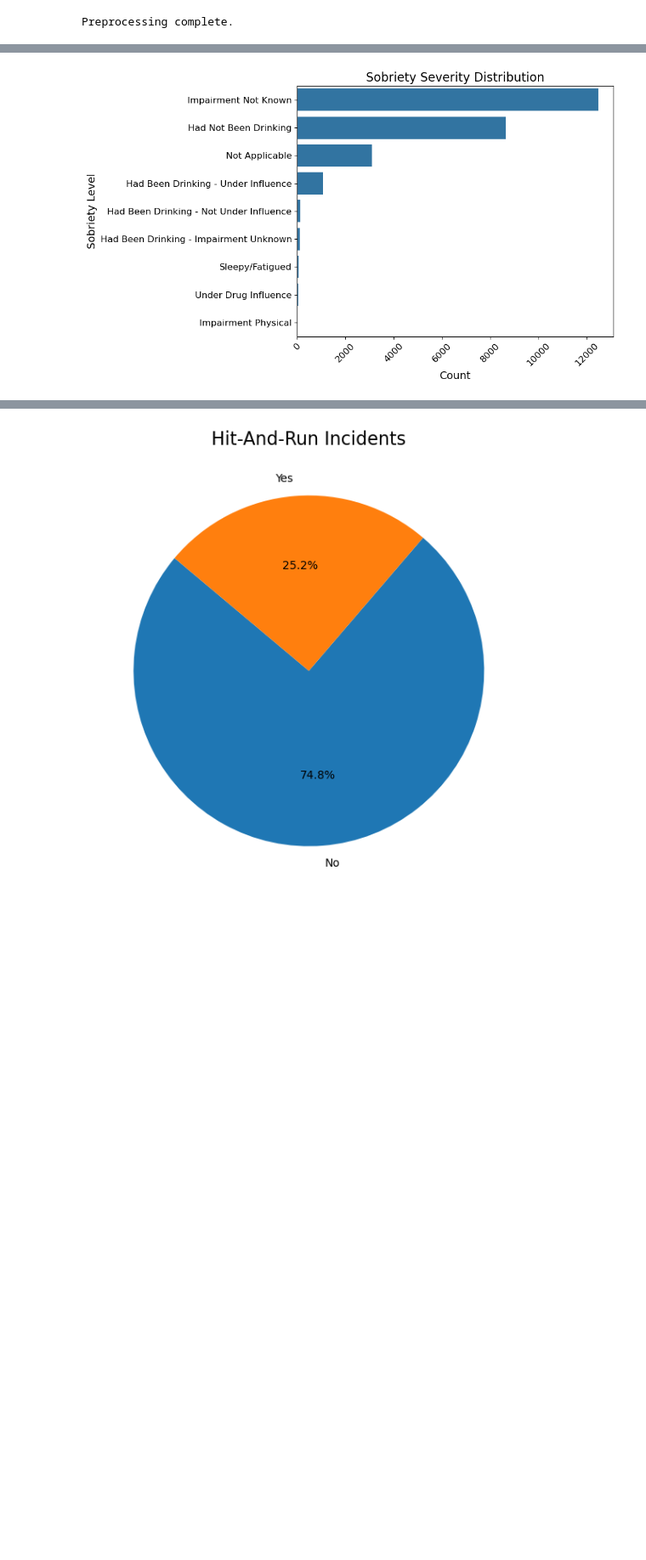
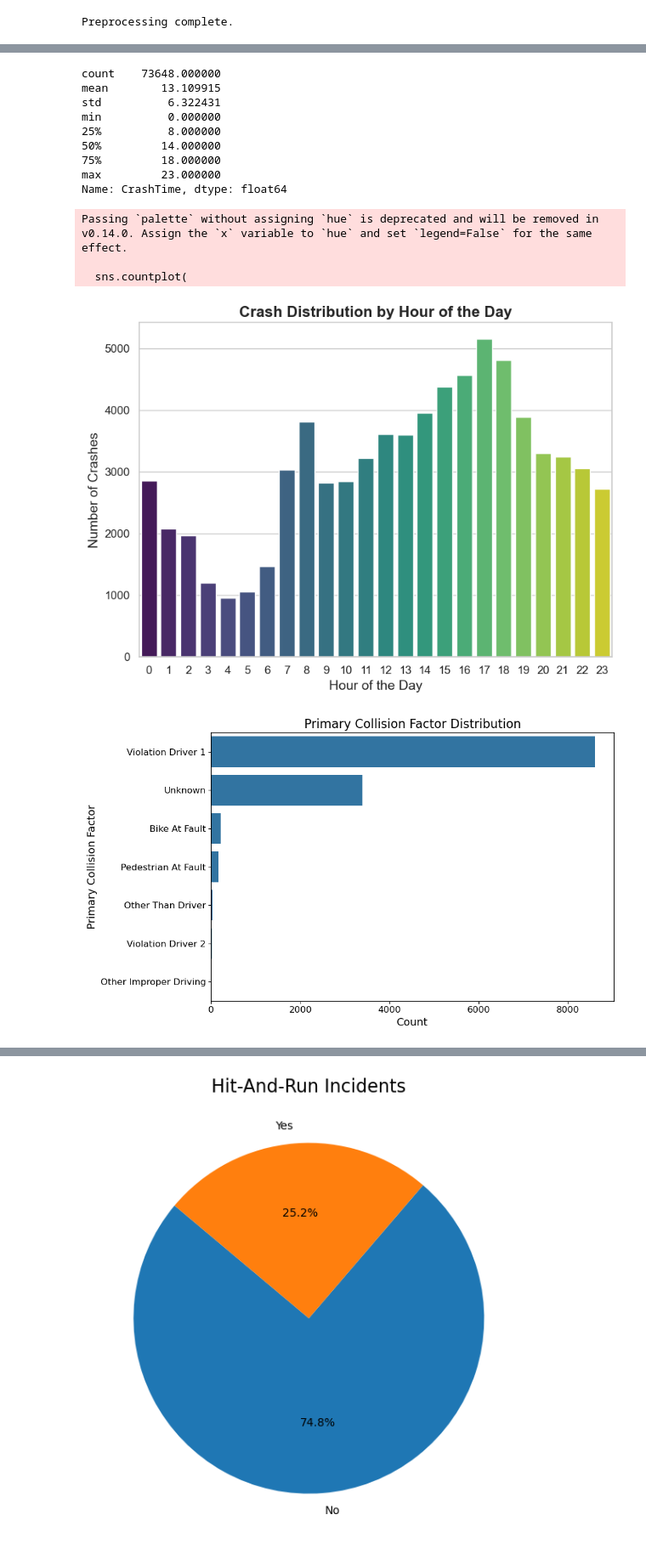
Before and after one commit to luanled/cmpe255-crash-injury-severity, a Jupyter notebook: notebooks/visualize_preprocessed_data.ipynb, the cells around one changed output, grey strips where cells are left out. Shown: that part at 85% size. Saved outputs shown, nothing was run; the diff lists cells and outputs as text; code cells hidden in the pictures; blank space fills up the shorter version.

```diff
--- a/notebooks/visualize_preprocessed_data.ipynb
+++ b/notebooks/visualize_preprocessed_data.ipynb
@@ -35,22 +148,54 @@ plt.show()
+# %%
+# Ensure the CrashHour column is already present in the dataset
+if 'CrashTime' not in processed_crashes_data.columns:
+    print("Error: 'CrashTime' column is missing in the dataset.")
+else:
+    # Verify CrashHour has valid numeric data
+    print(processed_crashes_data['CrashTime'].describe())
+
+    # Plot the distribution
+    plt.figure(figsize=(8, 6))  # Adjust figure size
+    sns.countplot(
+        data=processed_crashes_data,
+        x='CrashTime',
+        order=range(24),  # Ensure x-axis has all hours 0-23
+        palette="viridis"  # Apply desired theme
+    )
+    plt.title("Crash Distribution by Hour of the Day", fontsize=16, weight='bold')
+    plt.xlabel("Hour of the Day", fontsize=14)
+    plt.ylabel("Number of Crashes", fontsize=14)
+    plt.xticks(range(24), fontsize=12)
+    plt.yticks(fontsize=12)
+    plt.tight_layout()  # Ensure no clipping
+    plt.show()
+# %% [output]
+count    73648.000000
+mean        13.109915
+std          6.322431
+min          0.000000
+25%          8.000000
+50%         14.000000
+75%         18.000000
+max         23.000000
+Name: CrashTime, dtype: float64
+Passing `palette` without assigning `hue` is deprecated and will be removed in v0.14.0. Assign the `x` variable to `hue` and set `legend=False` for the same effect.
+
+  sns.countplot(
+[figure, added]
 # %%
-sobriety_reverse_mapping = {v: k for k, v in sobriety_mapping.items()}
-
-# Replace Sobriety_Code with their corresponding labels
-preprocessed_vehicle_data['Sobriety_Label'] = preprocessed_vehicle_data['Sobriety_Code'].map(sobriety_reverse_mapping)
-
-# Visualize Sobriety Severity Distribution with decoded labels
-plt.figure(figsize=(10, 6))  # Adjust figure size for better readability
+# Visualize Primary Collision Factor Distribution
+plt.figure(figsize=(10, 6))  # Increase figure size
 sns.countplot(
-    data=preprocessed_vehicle_data,
-    y='Sobriety_Label',
-    order=preprocessed_vehicle_data['Sobriety_Label'].value_counts().index  # Sort by count
+    data=processed_crashes_data,
+    y='PrimaryCollisionFactor',
+    order=processed_crashes_data['PrimaryCollisionFactor'].value_counts().index
 )
-plt.title("Sobriety Severity Distribution", fontsize=16)  # Larger font size for title
-plt.xlabel("Count", fontsize=14)  # Replace 'Encoded' with actual labels
-plt.ylabel("Sobriety Level", fontsize=14)
-plt.xticks(rotation=45, fontsize=12)  # Rotate x-axis labels for better readability
+plt.title("Primary Collision Factor Distribution", fontsize=16)  # Larger font size for title
+plt.xlabel("Count", fontsize=14)  # Larger font size for x-axis label
+plt.ylabel("Primary Collision Factor", fontsize=14)  # Larger font size for y-axis label
+plt.xticks(fontsize=12)  # Adjust font size for x-axis ticks
 plt.yticks(fontsize=12)  # Adjust font size for y-axis ticks
-plt.tight_layout()
+plt.tight_layout()  # Ensure everything fits well
 plt.show()
 # %% [output]
-[figure, old version]
+[figure, new version]
```
Also changed, not shown: parts of 14 cells of this notebook, 2 other files.
